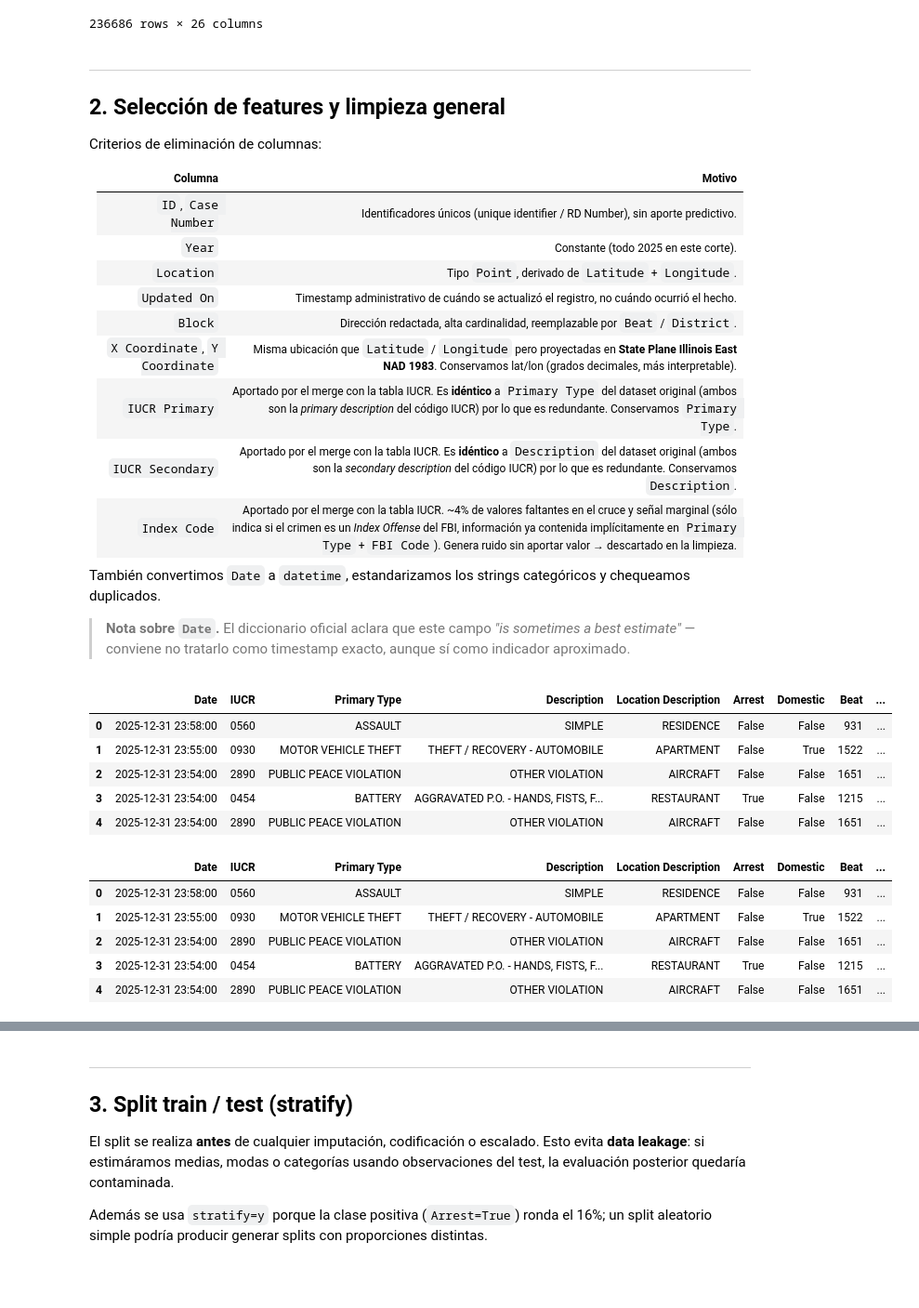
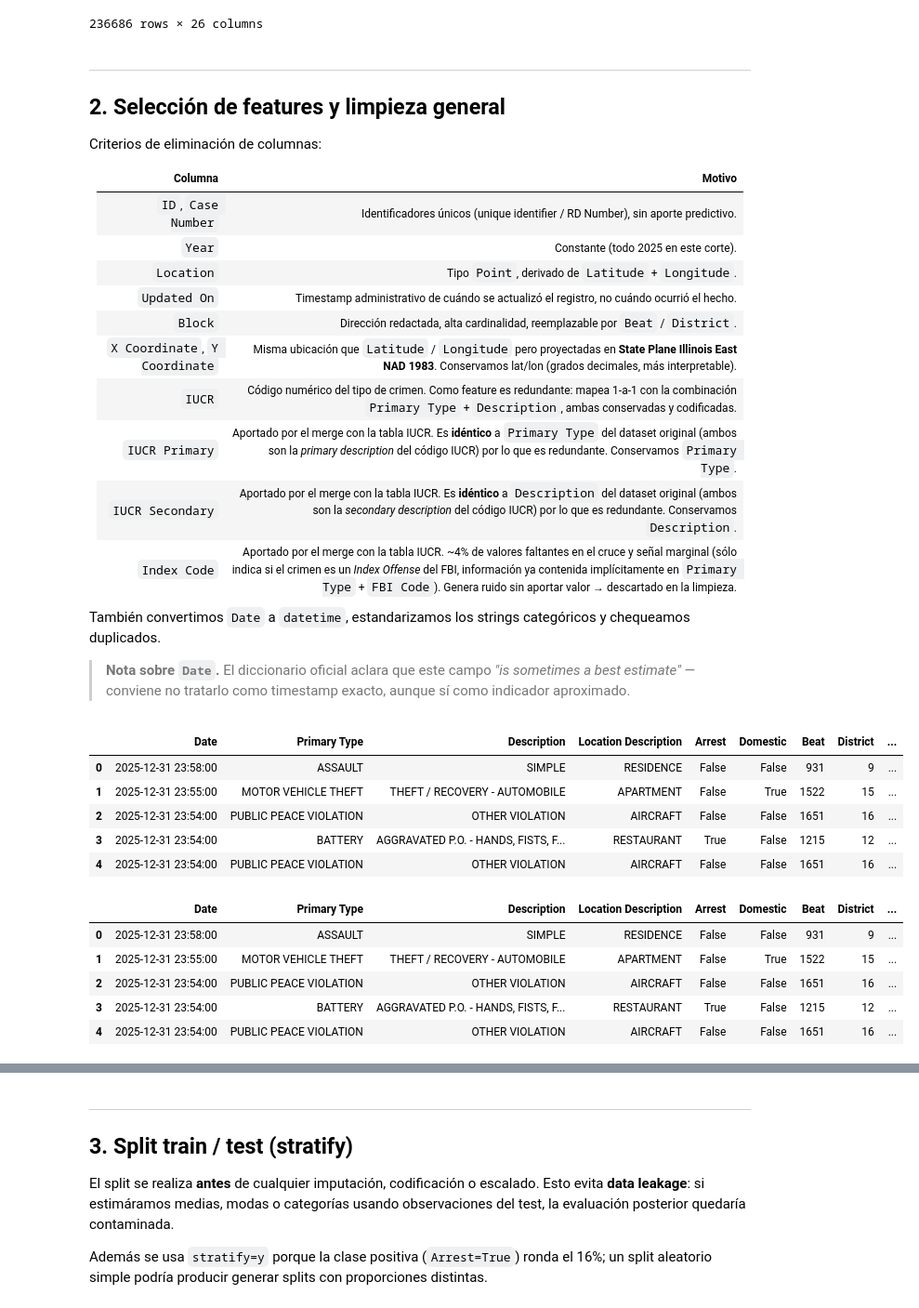
Before and after one commit to francomor/ceia-analisis-de-datos-tp-final, a Jupyter notebook: 2.tp_final_parte2_fran.ipynb, the cells around one changed output, grey strips where cells are left out. Shown at 93% size. Drawn from its saved outputs; the diff is of its cells as text; code cells hidden in the pictures; blank space fills up the shorter version.

```diff
--- a/2.tp_final_parte2_fran.ipynb
+++ b/2.tp_final_parte2_fran.ipynb
@@ -103,6 +103,7 @@ Criterios de eliminación de columnas:
 | `Updated On` | Timestamp administrativo de cuándo se actualizó el registro, no cuándo ocurrió el hecho. |
 | `Block` | Dirección redactada, alta cardinalidad, reemplazable por `Beat` / `District`. |
 | `X Coordinate`, `Y Coordinate` | Misma ubicación que `Latitude` / `Longitude` pero proyectadas en **State Plane Illinois East NAD 1983**. Conservamos lat/lon (grados decimales, más interpretable). |
+| `IUCR` | Código numérico del tipo de crimen. Como feature es redundante: mapea 1-a-1 con la combinación `Primary Type` + `Description`, ambas conservadas y codificadas. |
 | `IUCR Primary` | Aportado por el merge con la tabla IUCR. Es **idéntico** a `Primary Type` del dataset original (ambos son la *primary description* del código IUCR) por lo que es redundante. Conservamos `Primary Type`. |
 | `IUCR Secondary` | Aportado por el merge con la tabla IUCR. Es **idéntico** a `Description` del dataset original (ambos son la *secondary description* del código IUCR) por lo que es redundante. Conservamos `Description`. |
 | `Index Code` | Aportado por el merge con la tabla IUCR. ~4% de valores faltantes en el cruce y señal marginal (sólo indica si el crimen es un *Index Offense* del FBI, información ya contenida implícitamente en `Primary Type` + `FBI Code`). Genera ruido sin aportar valor → descartado en la limpieza. |
@@ -114,34 +115,36 @@ También convertimos `Date` a `datetime`, estandarizamos los strings categórico
 # %%
 # Columnas a eliminar:
 # - Identificadores, constantes o derivadas.
 # - X/Y Coordinate: redundantes con Latitude/Longitude (proyección State Plane Illinois East NAD 1983).
+# - IUCR: código del tipo de crimen usado solo como clave de merge; redundante con
+#   Primary Type + Description (ambas conservadas).
 # - IUCR Primary: idéntico a 'Primary Type' (mismo campo, nombres distintos).
 # - IUCR Secondary: idéntico a 'Description' (mismo campo, nombres distintos).
-# - Index Code: proviene también del merge IUCR. Tiene ~4% de valores faltantes
+# - Index Code: del merge IUCR, ~4% de faltantes y señal marginal.
 cols_drop = [
     'ID', 'Case Number', 'Year', 'Location', 'Updated On', 'Block',
     'X Coordinate', 'Y Coordinate',
-    'IUCR Primary', 'IUCR Secondary', 'Index Code',
+    'IUCR', 'IUCR Primary', 'IUCR Secondary', 'Index Code',
 ]
 df_clean = df_chicago.drop(columns=cols_drop)
 
 # Parseo de fechas
 df_clean['Date'] = pd.to_datetime(df_clean['Date'], format='%m/%d/%Y %I:%M:%S %p', errors='coerce')
 df_clean.head()
 # %% [output]
-|  | Date | IUCR | Primary Type | Description | Location Description | Arrest | Domestic | Beat | ... |
-| 0 | 2025-12-31 23:58:00 | 0560 | ASSAULT | SIMPLE | RESIDENCE | False | False | 931 | ... |
-| 1 | 2025-12-31 23:55:00 | 0930 | MOTOR VEHICLE THEFT | THEFT / RECOVERY - AUTOMOBILE | APARTMENT | False | True | 1522 | ... |
-| 2 | 2025-12-31 23:54:00 | 2890 | PUBLIC PEACE VIOLATION | OTHER VIOLATION | AIRCRAFT | False | False | 1651 | ... |
-| 3 | 2025-12-31 23:54:00 | 0454 | BATTERY | AGGRAVATED P.O. - HANDS, FISTS, F... | RESTAURANT | True | False | 1215 | ... |
-| 4 | 2025-12-31 23:54:00 | 2890 | PUBLIC PEACE VIOLATION | OTHER VIOLATION | AIRCRAFT | False | False | 1651 | ... |
+|  | Date | Primary Type | Description | Location Description | Arrest | Domestic | Beat | District | ... |
+| 0 | 2025-12-31 23:58:00 | ASSAULT | SIMPLE | RESIDENCE | False | False | 931 | 9 | ... |
+| 1 | 2025-12-31 23:55:00 | MOTOR VEHICLE THEFT | THEFT / RECOVERY - AUTOMOBILE | APARTMENT | False | True | 1522 | 15 | ... |
+| 2 | 2025-12-31 23:54:00 | PUBLIC PEACE VIOLATION | OTHER VIOLATION | AIRCRAFT | False | False | 1651 | 16 | ... |
+| 3 | 2025-12-31 23:54:00 | BATTERY | AGGRAVATED P.O. - HANDS, FISTS, F... | RESTAURANT | True | False | 1215 | 12 | ... |
+| 4 | 2025-12-31 23:54:00 | PUBLIC PEACE VIOLATION | OTHER VIOLATION | AIRCRAFT | False | False | 1651 | 16 | ... |
 # %%
 # Limpieza básica de strings
 # 1. Pasa todos los None a np.nan
 # 2. Fuerza tipo string
 # 3. Eliminar espacios al principio y fin
 # 4. Pasa todo a mayusculas
-for col in ['Primary Type', 'Description', 'Location Description', 'FBI Code', 'IUCR',
+for col in ['Primary Type', 'Description', 'Location Description', 'FBI Code',
             'Community Area Description']:
     if col in df_clean.columns:
         df_clean[col] = df_clean[col].where(df_clean[col].notna(), np.nan)
@@ -150,12 +153,12 @@ for col in ['Primary Type', 'Description', 'Location Description', 'FBI Code', '
 
 df_clean.head()
 # %% [output]
-|  | Date | IUCR | Primary Type | Description | Location Description | Arrest | Domestic | Beat | ... |
-| 0 | 2025-12-31 23:58:00 | 0560 | ASSAULT | SIMPLE | RESIDENCE | False | False | 931 | ... |
-| 1 | 2025-12-31 23:55:00 | 0930 | MOTOR VEHICLE THEFT | THEFT / RECOVERY - AUTOMOBILE | APARTMENT | False | True | 1522 | ... |
-| 2 | 2025-12-31 23:54:00 | 2890 | PUBLIC PEACE VIOLATION | OTHER VIOLATION | AIRCRAFT | False | False | 1651 | ... |
-| 3 | 2025-12-31 23:54:00 | 0454 | BATTERY | AGGRAVATED P.O. - HANDS, FISTS, F... | RESTAURANT | True | False | 1215 | ... |
-| 4 | 2025-12-31 23:54:00 | 2890 | PUBLIC PEACE VIOLATION | OTHER VIOLATION | AIRCRAFT | False | False | 1651 | ... |
+|  | Date | Primary Type | Description | Location Description | Arrest | Domestic | Beat | District | ... |
+| 0 | 2025-12-31 23:58:00 | ASSAULT | SIMPLE | RESIDENCE | False | False | 931 | 9 | ... |
+| 1 | 2025-12-31 23:55:00 | MOTOR VEHICLE THEFT | THEFT / RECOVERY - AUTOMOBILE | APARTMENT | False | True | 1522 | 15 | ... |
+| 2 | 2025-12-31 23:54:00 | PUBLIC PEACE VIOLATION | OTHER VIOLATION | AIRCRAFT | False | False | 1651 | 16 | ... |
+| 3 | 2025-12-31 23:54:00 | BATTERY | AGGRAVATED P.O. - HANDS, FISTS, F... | RESTAURANT | True | False | 1215 | 12 | ... |
+| 4 | 2025-12-31 23:54:00 | PUBLIC PEACE VIOLATION | OTHER VIOLATION | AIRCRAFT | False | False | 1651 | 16 | ... |
 # %%
 # Duplicados (por registro completo pues los IDs ya fueron eliminados)
 dups = df_clean.duplicated().sum()
```
Also changed, not shown: parts of 21 cells of this notebook.
